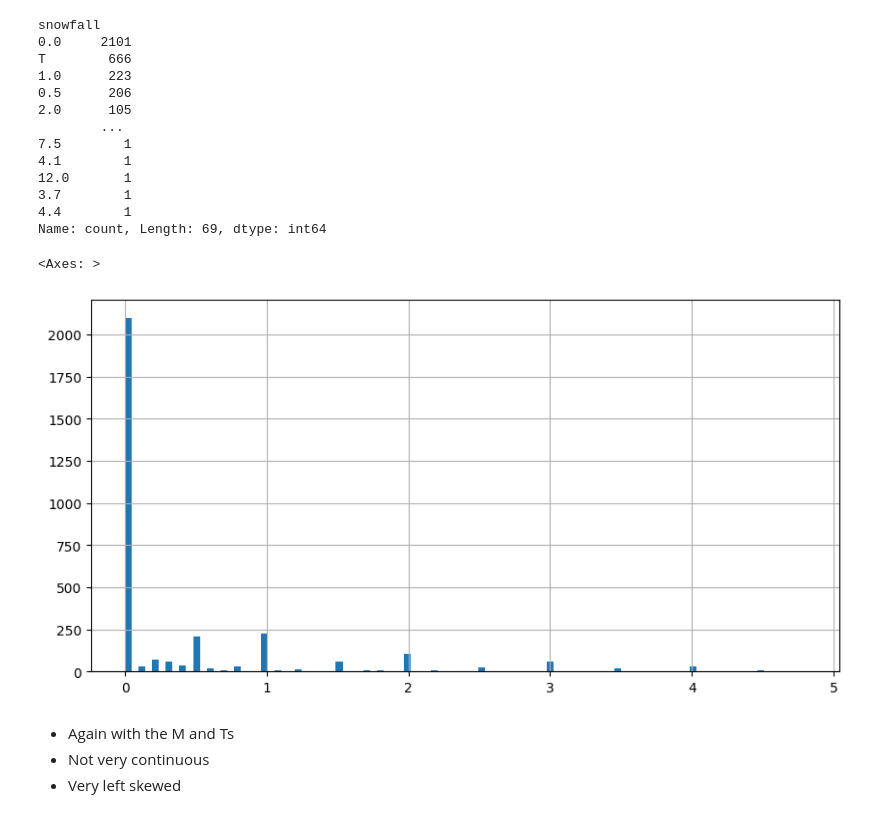
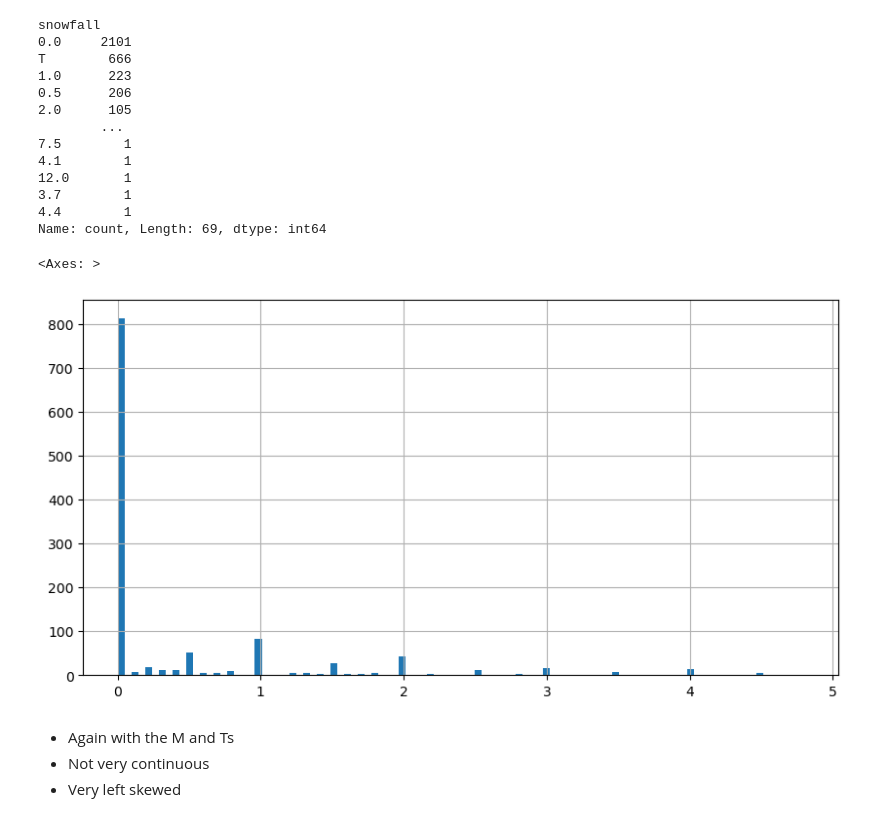
Before and after one commit to bradenkirkpatrick/Machine-Learning-Project-1, a Jupyter notebook: GroundHogProblem.ipynb, the cells around one changed output. Drawn from its saved outputs; the diff is of its cells as text; code cells hidden in the pictures.

```diff
--- a/GroundHogProblem.ipynb
+++ b/GroundHogProblem.ipynb
@@ -117,4 +117,7 @@ memory usage: 398.2+ KB
 # %%
+import pandas as pd
+
+
 X["date"] = pandas.to_datetime(X["date"])
 X["date"][:55]
 #filtered_X = X[(X['date'] <= '1947-02-25') & (X['date'] >= '1947-02-01')]
@@ -124,6 +127,10 @@ X['year'] = X['date'].dt.year
 
 filtered_X = X[X['month'] == 2]
 filtered_X.drop(columns=['date'], inplace=True)
+
+filtered_X = filtered_X.join(spring.set_index("year"), on="year")
+
+
 filtered_X
 # %% [output]
 A value is trying to be set on a copy of a slice from a DataFrame
@@ -168,11 +195,10 @@ array([[<Axes: title={'center': 'mean_soil_temp'}>,
 #filtered_X = filtered_X[filtered_X["max_soil_moisture"] < 100]
 #filtered_X["max_soil_moisture"].hist(bins=50, figsize=(10,5))
 # %%
-X["snowdepth"].value_counts()
-X_filtered = X.copy()
+filtered_X["snowdepth"].value_counts()
 # remove T and M values
-X_filtered = X_filtered[X_filtered["snowdepth"] != "T"]
-X_filtered = X_filtered[X_filtered["snowdepth"] != "M"]
-X_filtered["snowdepth"].hist(bins=25, figsize=(10,5))
+filtered_X = filtered_X[filtered_X["snowdepth"] != "T"]
+filtered_X = filtered_X[filtered_X["snowdepth"] != "M"]
+filtered_X["snowdepth"].hist(bins=25, figsize=(10,5))
 # %% [output]
 <Axes: >
@@ -197,17 +223,16 @@ T        666
 Name: count, Length: 69, dtype: int64
 # %%
 
-X_filtered = X.copy()
 # remove T and M values
-X_filtered = X_filtered[X_filtered["snowfall"] != "T"]
-X_filtered = X_filtered[X_filtered["snowfall"] != "M"]
-X_filtered["snowfall"] = X_filtered["snowfall"].astype(float)
+filtered_X = filtered_X[filtered_X["snowfall"] != "T"]
+filtered_X = filtered_X[filtered_X["snowfall"] != "M"]
+filtered_X["snowfall"] = filtered_X["snowfall"].astype(float)
 
-X_filtered = X_filtered[X_filtered["snowfall"] < 5]
-X_filtered["snowfall"].hist(bins=100, figsize=(10,5))
+filtered_X = filtered_X[filtered_X["snowfall"] < 5]
+filtered_X["snowfall"].hist(bins=100, figsize=(10,5))
 # %% [output]
 <Axes: >
-[figure, old version]
+[figure, new version]
 # %% [markdown]
 - Again with the M and Ts
 - Not very continuous
```
Also changed, not shown: parts of 12 cells of this notebook.
